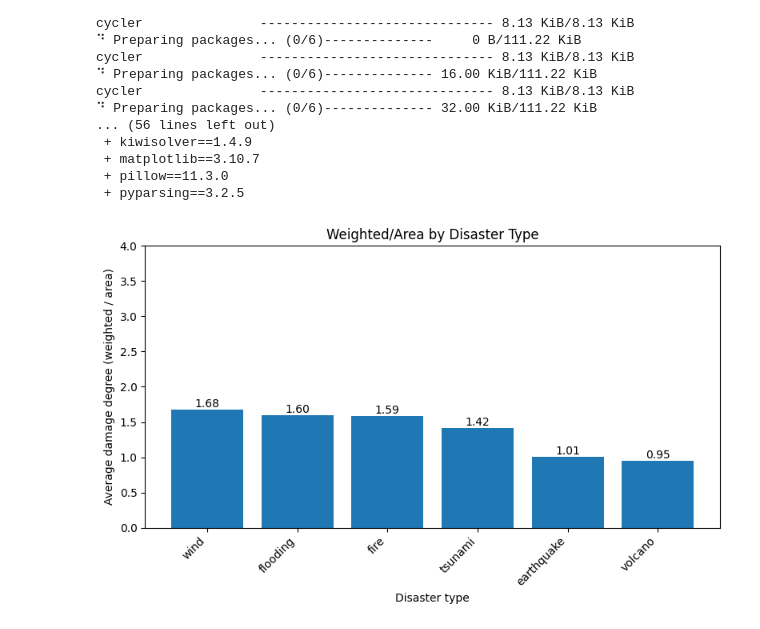
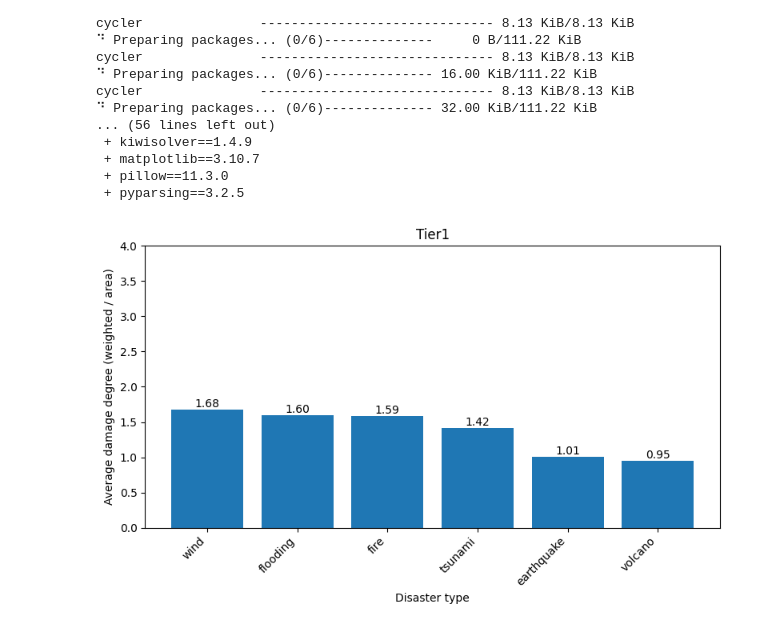
Before and after one commit to DorisTien/IKT464_IKT_project, a Jupyter notebook: DatasetConnection.ipynb, the cells around one changed output. Saved outputs shown, nothing was run; the diff lists cells and outputs as text; code cells hidden in the pictures.

Commit message:
plot of dataset

```diff
--- a/DatasetConnection.ipynb
+++ b/DatasetConnection.ipynb
@@ -7,7 +7,7 @@ print(os.listdir("/home/coder/IKT464_project"))
 import os, json
 from pathlib import Path
 
-base = Path("/home/coder/IKT464_project/labels")
+base = Path("/home/coder/IKT464_project/tier1_labels")
 
 if not base.exists():
     raise FileNotFoundError(f"Folder not found: {base}")
@@ -61,7 +43,7 @@ from pyproj import Geod
 
 # ---------------------------------------------------------------------
 # Folder
-directory = Path("/home/coder/IKT464_project/labels")
+directory = Path("/home/coder/IKT464_project/tier1_labels")
 
 # ---- Helpers ----------------------------------------------------------------
 DEGREE_MAP = {
@@ -257,32 +239,32 @@ import matplotlib.pyplot as plt
 # Build labels and ratios (skip types with zero area)
 labels = []
 ratios = []
 for dtype, stats in by_disaster.items():
     area = stats.get("sum_area_m2", 0.0)
     weighted = stats.get("sum_weighted_m2", 0.0)
     if area > 0:
         labels.append(str(dtype))
         ratios.append(weighted / area)
 
 # (Optional) sort by ratio descending for a cleaner chart
 order = sorted(range(len(labels)), key=lambda i: ratios[i], reverse=True)
 labels = [labels[i] for i in order]
 ratios = [ratios[i] for i in order]
 
 # Plot
 plt.figure(figsize=(8, 5))
 plt.bar(labels, ratios)  # no colors/styles per your constraints
 plt.ylabel("Average damage degree (weighted / area)")
 plt.xlabel("Disaster type")
-plt.title("Weighted/Area by Disaster Type")
+plt.title("Tier1")
 plt.ylim(0, 4)  # degree scale is 0–4
 plt.xticks(rotation=45, ha="right")
 
 # Annotate bars with values
 for i, v in enumerate(ratios):
     plt.text(i, v, f"{v:.2f}", ha="center", va="bottom")
 
 plt.tight_layout()
 plt.show()
 # %% [output]
-[figure, old version]
+[figure, new version]
```
Also changed, not shown: parts of 7 cells of this notebook.
